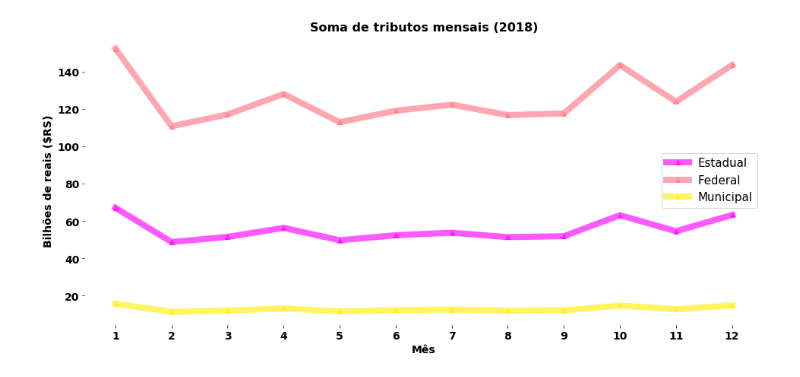
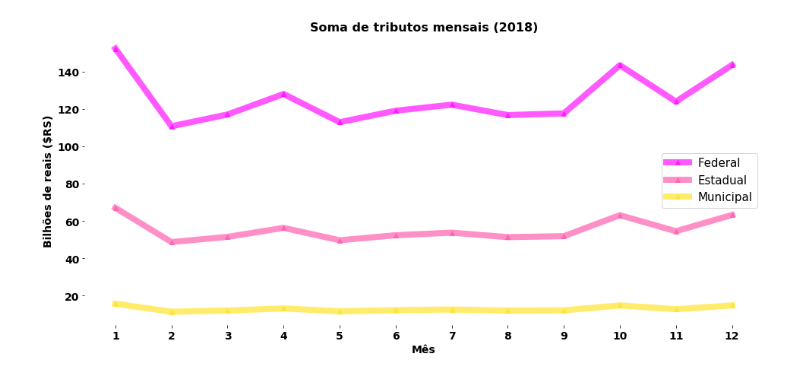
Before and after one commit to joaovitordeon/color_palette, a Jupyter notebook: impostos_2018_analise.ipynb, the cells around one changed output. Cells and saved outputs as stored; diff of their text form; code cells hidden in the pictures.

```diff
--- a/impostos_2018_analise.ipynb
+++ b/impostos_2018_analise.ipynb
@@ -20,6 +18,9 @@ df = pd.read_csv('impostos_2018')
 df.index = df['Unnamed: 0'].values
 # %%
 df.drop(columns=df.columns[0], inplace=True)
+# %%
+new_idx= ['Federal','Estadual','Municipal']
+df=df.reindex(new_idx)
 # %%
 df
 # %% [output]
@@ -32,4 +33,4 @@ df
 # %%
 # vamor criar nossa pallete de cores
 # %%
-cores1 = Palette(17, 0.65, 'spring')
+cores1 = Palette(9, 0.65, 'spring')
@@ -46,28 +45,28 @@ cores_lista1 = cores1.get_colors();
 # %%
 fig, ax = plt.subplots(figsize=(16,7));
 
 ax.plot(df.iloc[0,:] , linewidth=8, marker='^',label = df.index[0] , color=cores_lista1[0]) # primeira cor
-ax.plot(df.iloc[1,:] , linewidth=8, marker='^',label = df.index[1] , color=cores_lista1[8]) # cor da metade
+ax.plot(df.iloc[1,:] , linewidth=8, marker='^',label = df.index[1] , color=cores_lista1[3]) # cor da metade
 ax.plot(df.iloc[2,:] , linewidth=8, marker='^',label = df.index[2] , color=cores_lista1[-1]) # ultima cor
 
 ticks_x = ticker.FuncFormatter(lambda x, pos: '{0:g}'.format(x/1e9)) # bilions scale
 ax.yaxis.set_major_formatter(ticks_x)
 
 plt.xticks(df.columns,  fontsize=14 , weight='bold')
 plt.yticks(fontsize=14 , weight='bold')
 
 ax.spines['right'].set_visible(False)
 ax.spines['top'].set_visible(False)
 ax.spines['left'].set_visible(False)
 ax.spines['bottom'].set_visible(False)
 
 plt.legend(fontsize=15);
 plt.ylabel('Bilhões de reais ($RS)', {'weight':'bold', 'fontsize': 14  })
 plt.xlabel('Mês', {'weight':'bold', 'fontsize': 14  })
 plt.title('Soma de tributos mensais (2018)', fontsize=16, weight='bold');
 plt.show()
 # %% [output]
-[figure, old version]
+[figure, new version]
 # %%
 #---------------------------------------------------tree map----------------------------------------
 # %%
```
Also changed, not shown: parts of 7 cells of this notebook, 6 other files.
